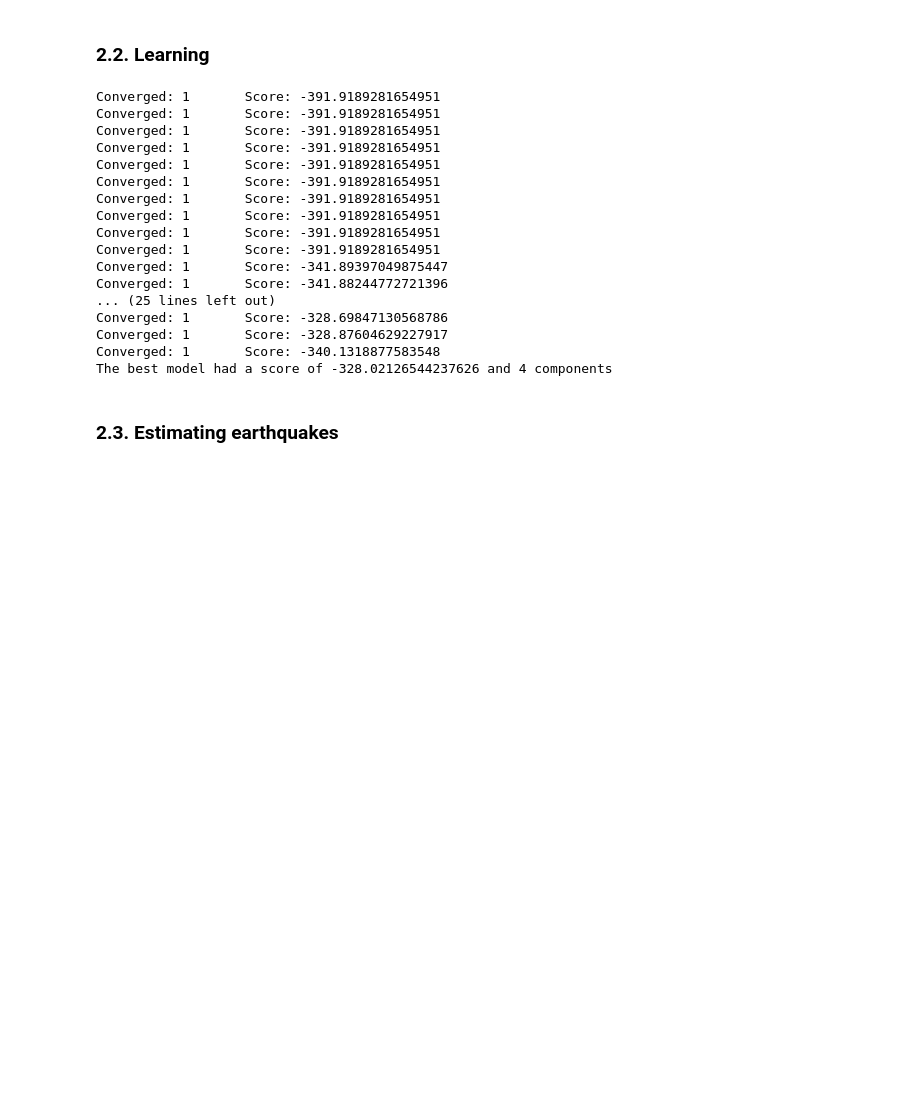
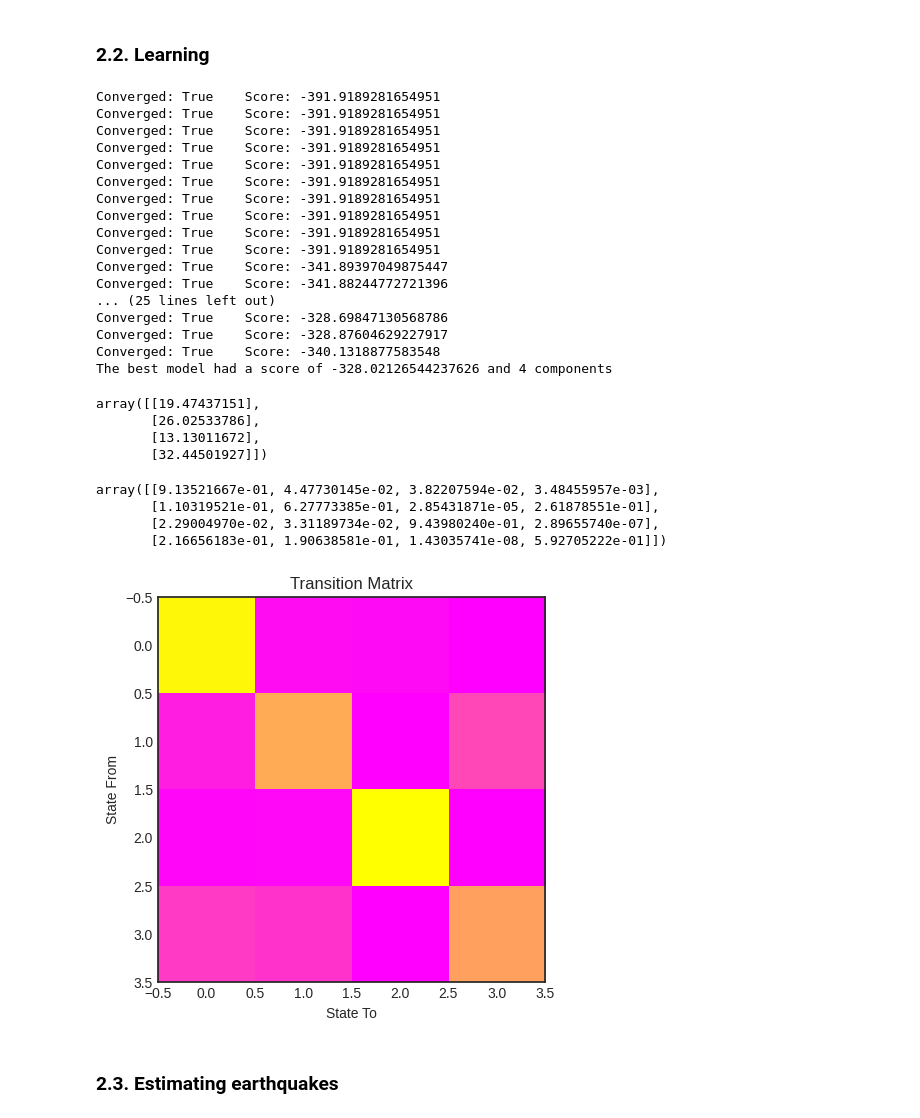
Before and after one commit to snuhcs/time-series-2022, a Jupyter notebook: Notebook/Lecture 4 - Hidden Markov Model.ipynb, the cells around one changed output. Cells and saved outputs as stored; diff of their text form; code cells hidden in the pictures; blank space fills up the shorter version.

```diff
--- a/Notebook/Lecture 4 - Hidden Markov Model.ipynb
+++ b/Notebook/Lecture 4 - Hidden Markov Model.ipynb
@@ -283,0 +306,4 @@ plt.show()
+# %%
+model = CategoricalHMM(n_components=2, random_state=0)  # don't init transition
+model.fit(X_train)
+print_model(model)
@@ -384,38 +453,65 @@ fig.show()
 # %% [markdown]
 ### 2.2. Learning
 # %%
-scores, models = [], []
-
-best_score, best_model = None, None
+models, scores = [], []
 for n_components in range(1, 5):
     for idx in range(10):
         model = PoissonHMM(n_components=n_components, random_state=idx, n_iter=10)
         model.fit(earthquakes.reshape(-1, 1))
         score = model.score(earthquakes.reshape(-1, 1))
-        print(f'Converged: {model.monitor_.converged:<7} Score: {score}')
-        if best_score is None or score > best_score:
-            best_model = model
-            best_score = score
+        print(f'Converged: {str(model.monitor_.converged):<7} Score: {score}')
+
+        models.append(model)
+        scores.append(score)
+
+best_index = np.argmax(scores)
+best_score = scores[best_index]
+best_model = models[best_index]
 
 print(f'The best model had a score of {best_score} and {best_model.n_components} components')
 # %% [output]
-Converged: 1       Score: -391.9189281654951
-Converged: 1       Score: -391.9189281654951
-Converged: 1       Score: -391.9189281654951
-Converged: 1       Score: -391.9189281654951
-Converged: 1       Score: -391.9189281654951
-Converged: 1       Score: -391.9189281654951
-Converged: 1       Score: -391.9189281654951
-Converged: 1       Score: -391.9189281654951
-Converged: 1       Score: -391.9189281654951
-Converged: 1       Score: -391.9189281654951
-Converged: 1       Score: -341.89397049875447
-Converged: 1       Score: -341.88244772721396
+Converged: True    Score: -391.9189281654951
+Converged: True    Score: -391.9189281654951
+Converged: True    Score: -391.9189281654951
+Converged: True    Score: -391.9189281654951
+Converged: True    Score: -391.9189281654951
+Converged: True    Score: -391.9189281654951
+Converged: True    Score: -391.9189281654951
+Converged: True    Score: -391.9189281654951
+Converged: True    Score: -391.9189281654951
+Converged: True    Score: -391.9189281654951
+Converged: True    Score: -341.89397049875447
+Converged: True    Score: -341.88244772721396
 ... (25 lines left out)
-Converged: 1       Score: -328.69847130568786
-Converged: 1       Score: -328.87604629227917
-Converged: 1       Score: -340.1318877583548
+Converged: True    Score: -328.69847130568786
+Converged: True    Score: -328.87604629227917
+Converged: True    Score: -340.1318877583548
 The best model had a score of -328.02126544237626 and 4 components
+# %%
+best_model.lambdas_
+# %% [output]
+array([[19.47437151],
+       [26.02533786],
+       [13.13011672],
+       [32.44501927]])
+# %%
+best_model.transmat_
+# %% [output]
+array([[9.13521667e-01, 4.47730145e-02, 3.82207594e-02, 3.48455957e-03],
+       [1.10319521e-01, 6.27773385e-01, 2.85431871e-05, 2.61878551e-01],
+       [2.29004970e-02, 3.31189734e-02, 9.43980240e-01, 2.89655740e-07],
+       [2.16656183e-01, 1.90638581e-01, 1.43035741e-08, 5.92705222e-01]])
+# %%
+fig, ax = plt.subplots(figsize=(5, 5))
+
+ax.imshow(best_model.transmat_, aspect='auto', cmap='spring')
+
+ax.set_title('Transition Matrix')
+ax.set_xlabel('State To')
+ax.set_ylabel('State From')
+fig.show()
+# %% [output]
+[figure, added]
 # %% [markdown]
 ### 2.3. Estimating earthquakes
 # %%
```
Also changed, not shown: parts of 44 cells of this notebook.
